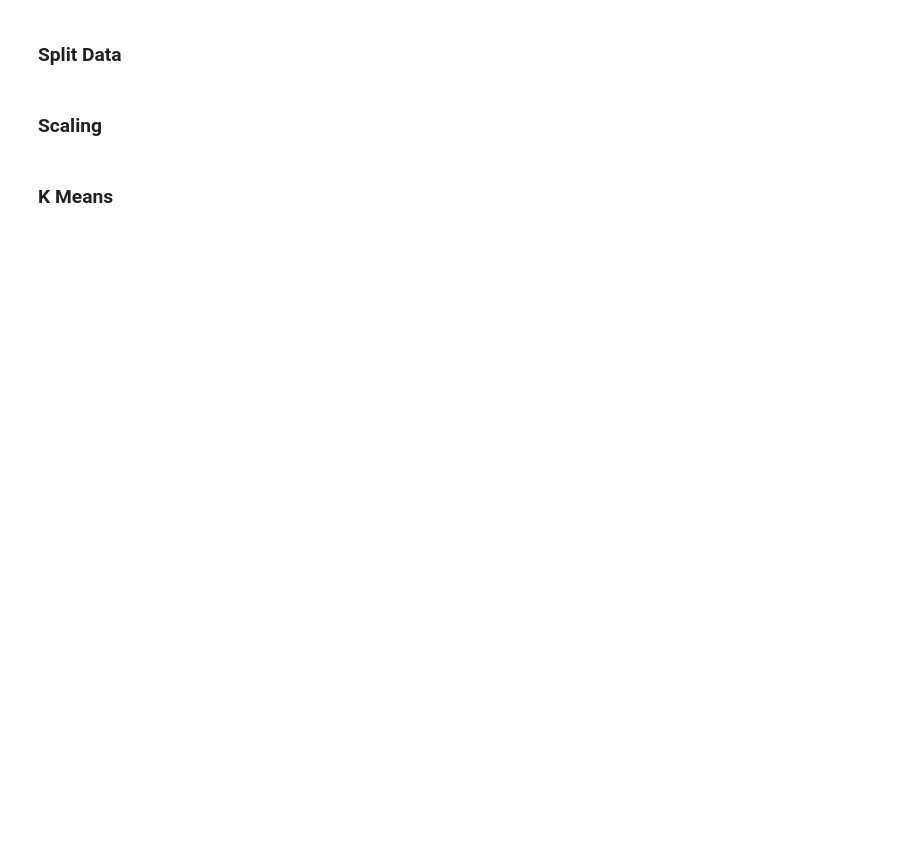
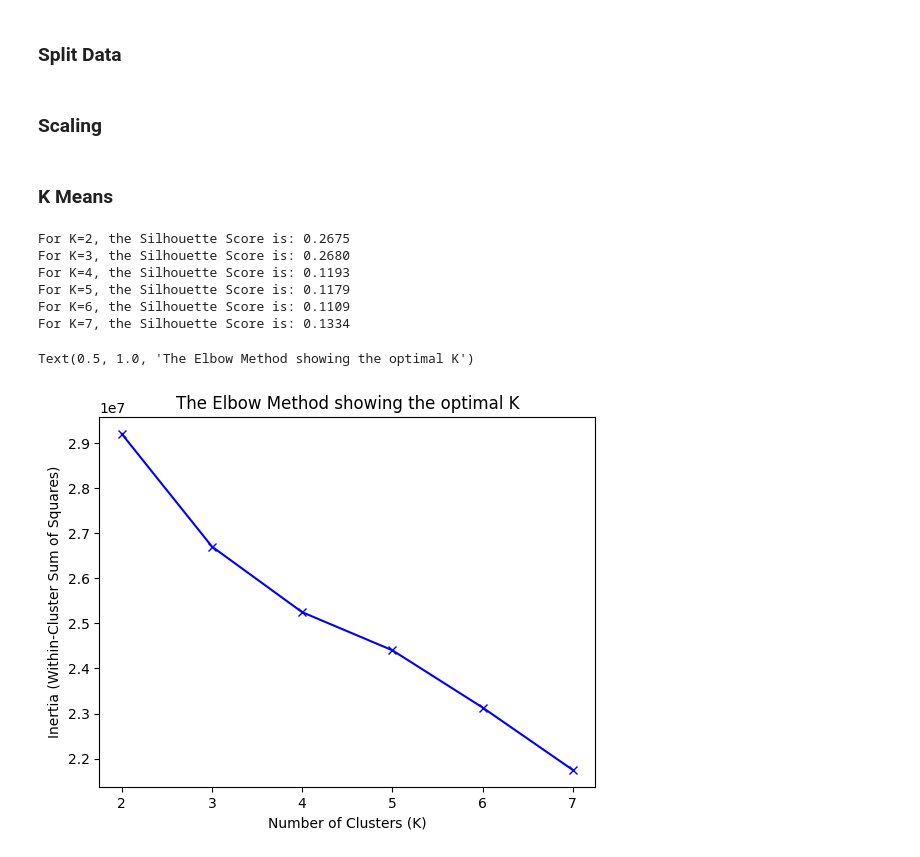
Before and after one commit to calebhadley1/DX799-capstone, a Jupyter notebook: Week10.ipynb, the cells around one changed output. Saved outputs shown, nothing was run; the diff lists cells and outputs as text; code cells hidden in the pictures; blank space fills up the shorter version.

```diff
--- a/Week10.ipynb
+++ b/Week10.ipynb
@@ -195,6 +201,8 @@ df
 | 968530 | 0.0 | 56.0 | 2.0 | 60 | 150000.00 | 150000.00 | ... |
 | 968531 | 0.0 | 56.0 | 2.0 | 24 | 150000.00 | 150000.00 | ... |
 968532 rows × 42 columns
+# %%
+df.dropna(inplace=True)
 # %%
 X = df.drop(columns='Fraud')
 y = df['Fraud']
@@ -221,22 +226,31 @@ X_test_scaled = scaler.transform(X_test)
 # %%
 from sklearn.metrics import silhouette_score
 
 
 inertia_values = []
 K_range = range(2, 8)
 
 for k in K_range:
     model = KMeans(n_clusters=k, random_state=42, n_init="auto")
     model.fit(X_train_scaled)
     inertia_values.append(model.inertia_)
 
     cluster_labels = model.predict(X_train_scaled)
-    score = silhouette_score(X_train_scaled, cluster_labels, metric='euclidean')
+    score = silhouette_score(X_train_scaled, cluster_labels, metric='euclidean', sample_size=100_000) # reducing sample size due to computational complexity
 
     print(f"For K={k}, the Silhouette Score is: {score:.4f}")
 
 # Plot the elbow curve
 plt.plot(K_range, inertia_values, 'bx-')
 plt.xlabel('Number of Clusters (K)')
 plt.ylabel('Inertia (Within-Cluster Sum of Squares)')
 plt.title('The Elbow Method showing the optimal K')
+# %% [output]
+For K=2, the Silhouette Score is: 0.2675
+For K=3, the Silhouette Score is: 0.2680
+For K=4, the Silhouette Score is: 0.1193
+For K=5, the Silhouette Score is: 0.1179
+For K=6, the Silhouette Score is: 0.1109
+For K=7, the Silhouette Score is: 0.1334
+Text(0.5, 1.0, 'The Elbow Method showing the optimal K')
+[figure, added]
```
Also changed, not shown: parts of 3 cells of this notebook.
